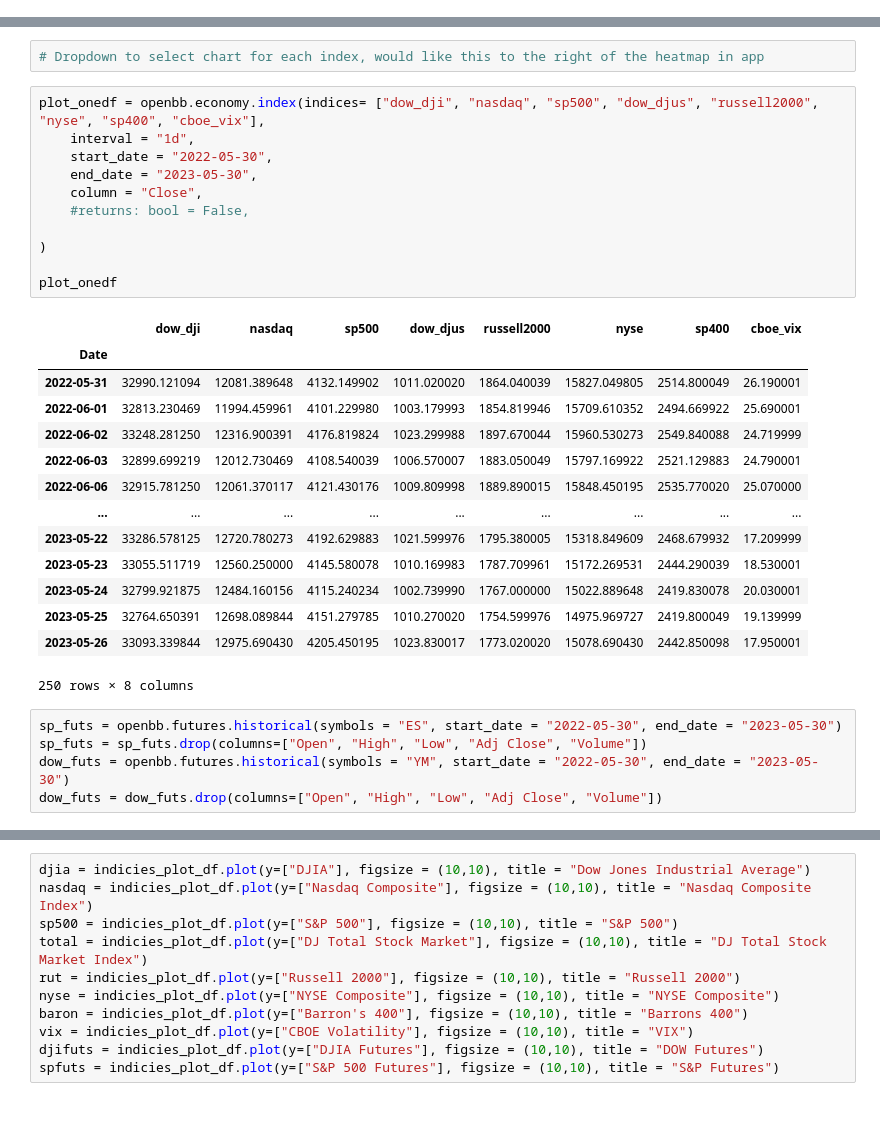
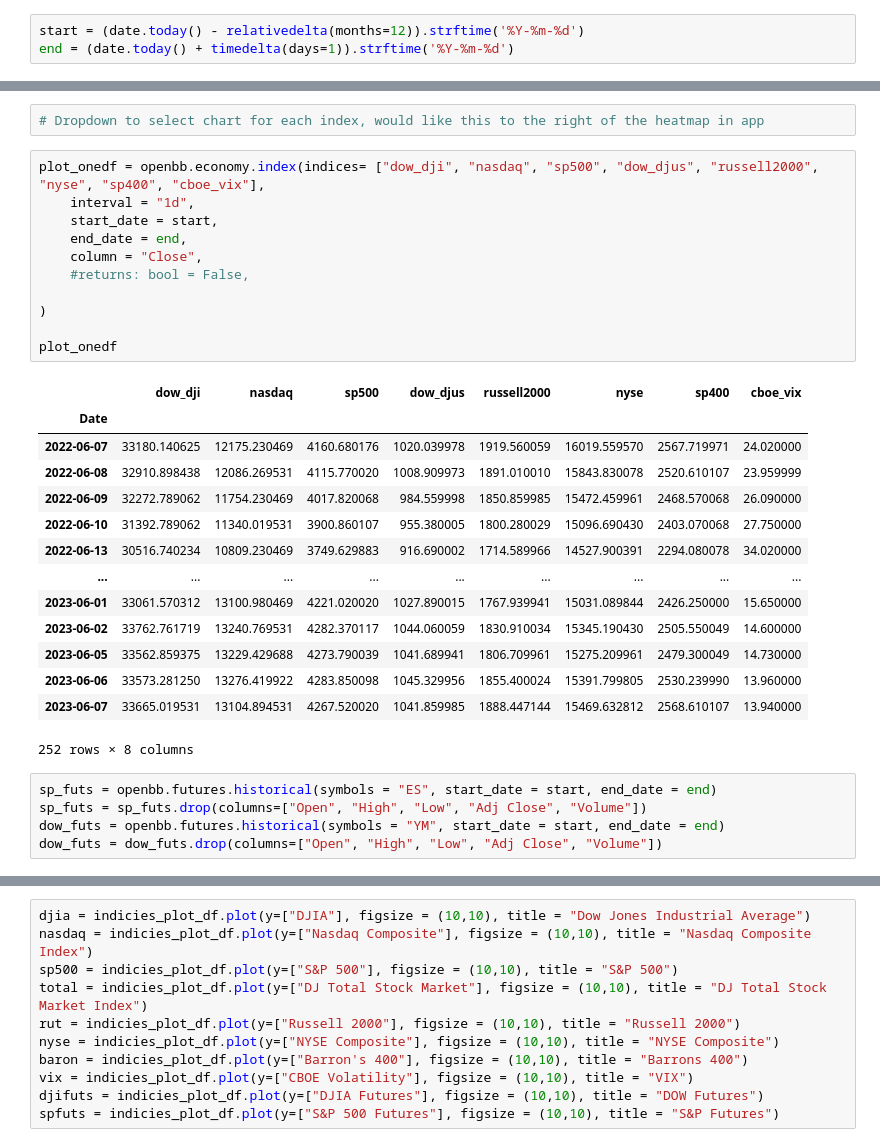
Before and after one commit to mikewenner/Streamlit, a Jupyter notebook: streamlit_dfs.ipynb, the cells around one changed output, grey strips where cells are left out. Saved outputs shown, nothing was run; the diff lists cells and outputs as text; blank space fills up the shorter version.

```diff
--- a/streamlit_dfs.ipynb
+++ b/streamlit_dfs.ipynb
@@ -10,3 +10,6 @@ To enable them in other operations, rebuild TensorFlow with the appropriate comp
+# %%
+start = (date.today() - relativedelta(months=12)).strftime('%Y-%m-%d')
+end = (date.today() + timedelta(days=1)).strftime('%Y-%m-%d')
 # %% [markdown]
 # Indicies df
 # %%
@@ -53,33 +56,33 @@ data_indicies.style.applymap(highlight_max, subset=["Chg", "%Chg"])
 # %%
 plot_onedf = openbb.economy.index(indices= ["dow_dji", "nasdaq", "sp500", "dow_djus", "russell2000", "nyse", "sp400", "cboe_vix"],
     interval = "1d",
-    start_date = "2022-05-30",
-    end_date = "2023-05-30",
+    start_date = start,
+    end_date = end,
     column = "Close",
     #returns: bool = False,
 
 )
 
 plot_onedf
 # %% [output]
 |  | dow_dji | nasdaq | sp500 | dow_djus | russell2000 | nyse | sp400 | cboe_vix |
 | Date |  |  |  |  |  |  |  |  |
-| 2022-05-31 | 32990.121094 | 12081.389648 | 4132.149902 | 1011.020020 | 1864.040039 | 15827.049805 | 2514.800049 | 26.190001 |
-| 2022-06-01 | 32813.230469 | 11994.459961 | 4101.229980 | 1003.179993 | 1854.819946 | 15709.610352 | 2494.669922 | 25.690001 |
-| 2022-06-02 | 33248.281250 | 12316.900391 | 4176.819824 | 1023.299988 | 1897.670044 | 15960.530273 | 2549.840088 | 24.719999 |
-| 2022-06-03 | 32899.699219 | 12012.730469 | 4108.540039 | 1006.570007 | 1883.050049 | 15797.169922 | 2521.129883 | 24.790001 |
-| 2022-06-06 | 32915.781250 | 12061.370117 | 4121.430176 | 1009.809998 | 1889.890015 | 15848.450195 | 2535.770020 | 25.070000 |
+| 2022-06-07 | 33180.140625 | 12175.230469 | 4160.680176 | 1020.039978 | 1919.560059 | 16019.559570 | 2567.719971 | 24.020000 |
+| 2022-06-08 | 32910.898438 | 12086.269531 | 4115.770020 | 1008.909973 | 1891.010010 | 15843.830078 | 2520.610107 | 23.959999 |
+| 2022-06-09 | 32272.789062 | 11754.230469 | 4017.820068 | 984.559998 | 1850.859985 | 15472.459961 | 2468.570068 | 26.090000 |
+| 2022-06-10 | 31392.789062 | 11340.019531 | 3900.860107 | 955.380005 | 1800.280029 | 15096.690430 | 2403.070068 | 27.750000 |
+| 2022-06-13 | 30516.740234 | 10809.230469 | 3749.629883 | 916.690002 | 1714.589966 | 14527.900391 | 2294.080078 | 34.020000 |
 | ... | ... | ... | ... | ... | ... | ... | ... | ... |
-| 2023-05-22 | 33286.578125 | 12720.780273 | 4192.629883 | 1021.599976 | 1795.380005 | 15318.849609 | 2468.679932 | 17.209999 |
-| 2023-05-23 | 33055.511719 | 12560.250000 | 4145.580078 | 1010.169983 | 1787.709961 | 15172.269531 | 2444.290039 | 18.530001 |
-| 2023-05-24 | 32799.921875 | 12484.160156 | 4115.240234 | 1002.739990 | 1767.000000 | 15022.889648 | 2419.830078 | 20.030001 |
-| 2023-05-25 | 32764.650391 | 12698.089844 | 4151.279785 | 1010.270020 | 1754.599976 | 14975.969727 | 2419.800049 | 19.139999 |
-| 2023-05-26 | 33093.339844 | 12975.690430 | 4205.450195 | 1023.830017 | 1773.020020 | 15078.690430 | 2442.850098 | 17.950001 |
+| 2023-06-01 | 33061.570312 | 13100.980469 | 4221.020020 | 1027.890015 | 1767.939941 | 15031.089844 | 2426.250000 | 15.650000 |
+| 2023-06-02 | 33762.761719 | 13240.769531 | 4282.370117 | 1044.060059 | 1830.910034 | 15345.190430 | 2505.550049 | 14.600000 |
+| 2023-06-05 | 33562.859375 | 13229.429688 | 4273.790039 | 1041.689941 | 1806.709961 | 15275.209961 | 2479.300049 | 14.730000 |
+| 2023-06-06 | 33573.281250 | 13276.419922 | 4283.850098 | 1045.329956 | 1855.400024 | 15391.799805 | 2530.239990 | 13.960000 |
+| 2023-06-07 | 33665.019531 | 13104.894531 | 4267.520020 | 1041.859985 | 1888.447144 | 15469.632812 | 2568.610107 | 13.940000 |
-250 rows × 8 columns
+252 rows × 8 columns
 # %%
-sp_futs = openbb.futures.historical(symbols = "ES", start_date = "2022-05-30", end_date = "2023-05-30")
+sp_futs = openbb.futures.historical(symbols = "ES", start_date = start, end_date = end)
 sp_futs = sp_futs.drop(columns=["Open", "High", "Low", "Adj Close", "Volume"])
-dow_futs = openbb.futures.historical(symbols = "YM", start_date = "2022-05-30", end_date = "2023-05-30")
+dow_futs = openbb.futures.historical(symbols = "YM", start_date = start, end_date = end)
 dow_futs = dow_futs.drop(columns=["Open", "High", "Low", "Adj Close", "Volume"])
 # %%
 indicies_plot_df = pd.concat([plot_onedf, dow_futs, sp_futs], axis=1)
```
Also changed, not shown: parts of 4 cells of this notebook, 1 other file.
